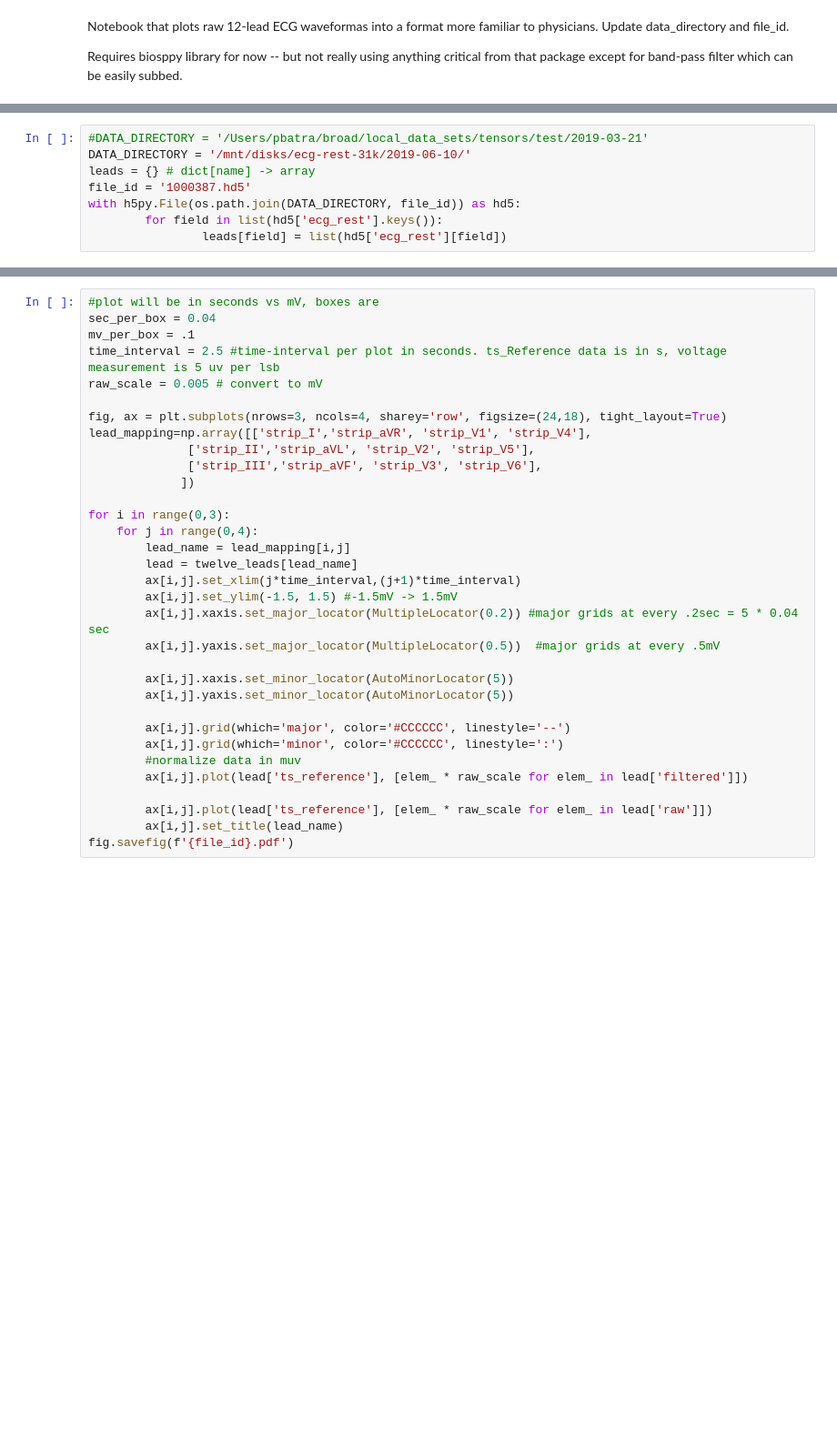
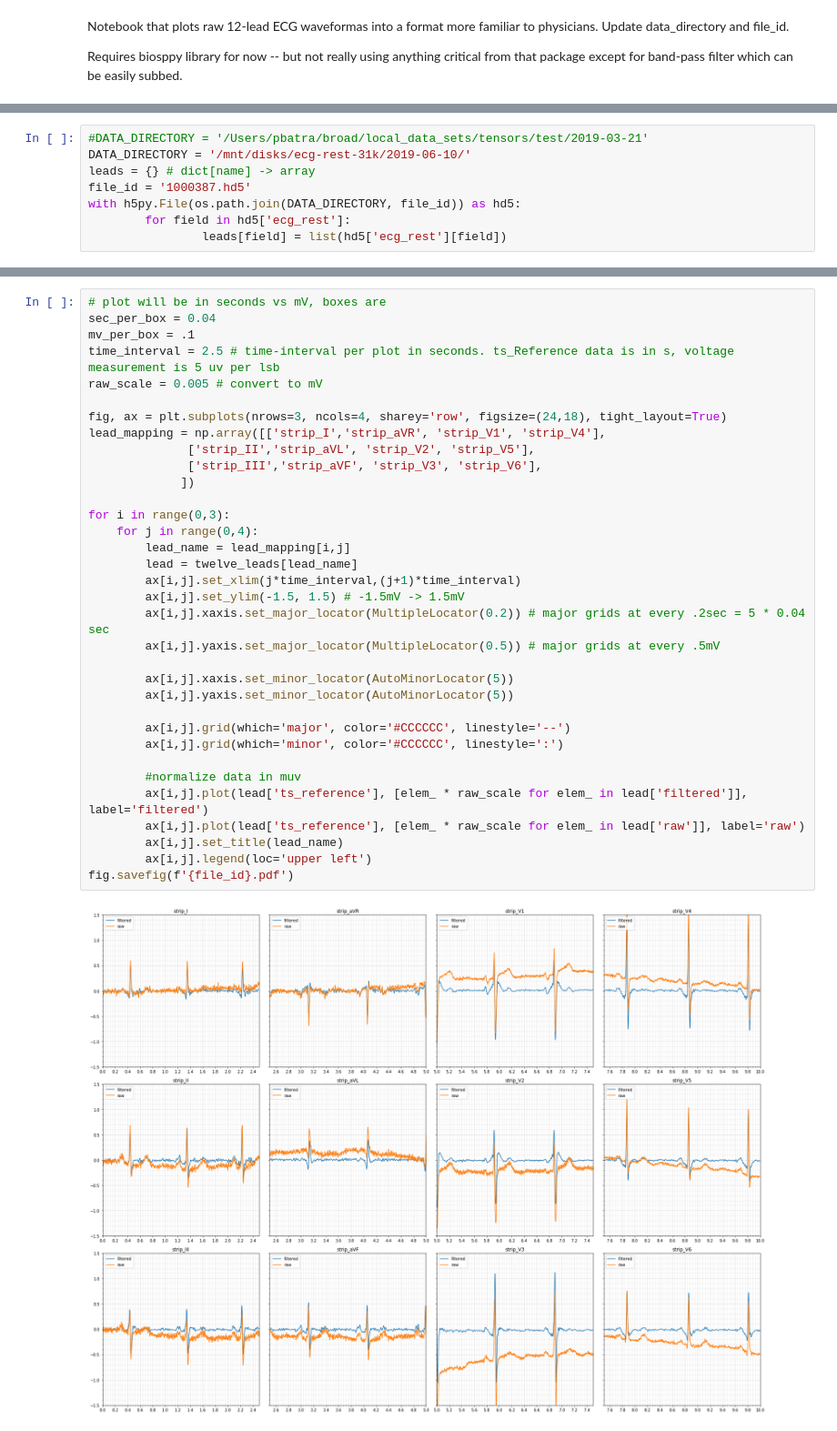
Before and after one commit to broadinstitute/ml4h, a Jupyter notebook: notebooks/ecg/ecg_plotting.ipynb, the cells around one changed output, grey strips where cells are left out. Shown at 91% size. Cells and saved outputs as stored; diff of their text form; blank space fills up the shorter version.

Commit message:
ecg plot labels

```diff
--- a/notebooks/ecg/ecg_plotting.ipynb
+++ b/notebooks/ecg/ecg_plotting.ipynb
@@ -24,7 +23,7 @@ DATA_DIRECTORY = '/mnt/disks/ecg-rest-31k/2019-06-10/'
 leads = {} # dict[name] -> array
 file_id = '1000387.hd5'
 with h5py.File(os.path.join(DATA_DIRECTORY, file_id)) as hd5:
-        for field in list(hd5['ecg_rest'].keys()):
+        for field in hd5['ecg_rest']:
                 leads[field] = list(hd5['ecg_rest'][field])
 # %% [markdown]
 **Biosppy exploration**
@@ -65,33 +90,36 @@ for key, data in leads.items():
 # %%
-#plot will be in seconds vs mV, boxes are
+# plot will be in seconds vs mV, boxes are
 sec_per_box = 0.04
 mv_per_box = .1
-time_interval = 2.5 #time-interval per plot in seconds. ts_Reference data is in s, voltage measurement is 5 uv per lsb
+time_interval = 2.5 # time-interval per plot in seconds. ts_Reference data is in s, voltage measurement is 5 uv per lsb
 raw_scale = 0.005 # convert to mV
 
 fig, ax = plt.subplots(nrows=3, ncols=4, sharey='row', figsize=(24,18), tight_layout=True)
-lead_mapping=np.array([['strip_I','strip_aVR', 'strip_V1', 'strip_V4'],
+lead_mapping = np.array([['strip_I','strip_aVR', 'strip_V1', 'strip_V4'],
               ['strip_II','strip_aVL', 'strip_V2', 'strip_V5'],
               ['strip_III','strip_aVF', 'strip_V3', 'strip_V6'],
              ])
 
 for i in range(0,3):
     for j in range(0,4):
         lead_name = lead_mapping[i,j]
         lead = twelve_leads[lead_name]
         ax[i,j].set_xlim(j*time_interval,(j+1)*time_interval)
-        ax[i,j].set_ylim(-1.5, 1.5) #-1.5mV -> 1.5mV
-        ax[i,j].xaxis.set_major_locator(MultipleLocator(0.2)) #major grids at every .2sec = 5 * 0.04 sec
-        ax[i,j].yaxis.set_major_locator(MultipleLocator(0.5))  #major grids at every .5mV
+        ax[i,j].set_ylim(-1.5, 1.5) # -1.5mV -> 1.5mV
+        ax[i,j].xaxis.set_major_locator(MultipleLocator(0.2)) # major grids at every .2sec = 5 * 0.04 sec
+        ax[i,j].yaxis.set_major_locator(MultipleLocator(0.5)) # major grids at every .5mV
 
         ax[i,j].xaxis.set_minor_locator(AutoMinorLocator(5))
         ax[i,j].yaxis.set_minor_locator(AutoMinorLocator(5))
 
         ax[i,j].grid(which='major', color='#CCCCCC', linestyle='--')
         ax[i,j].grid(which='minor', color='#CCCCCC', linestyle=':')
+
         #normalize data in muv
-        ax[i,j].plot(lead['ts_reference'], [elem_ * raw_scale for elem_ in lead['filtered']])
-
-        ax[i,j].plot(lead['ts_reference'], [elem_ * raw_scale for elem_ in lead['raw']])
+        ax[i,j].plot(lead['ts_reference'], [elem_ * raw_scale for elem_ in lead['filtered']], label='filtered')
+        ax[i,j].plot(lead['ts_reference'], [elem_ * raw_scale for elem_ in lead['raw']], label='raw')
         ax[i,j].set_title(lead_name)
+        ax[i,j].legend(loc='upper left')
 fig.savefig(f'{file_id}.pdf')
+# %% [output]
+[figure, added]
```
Also changed, not shown: parts of 3 cells of this notebook.
